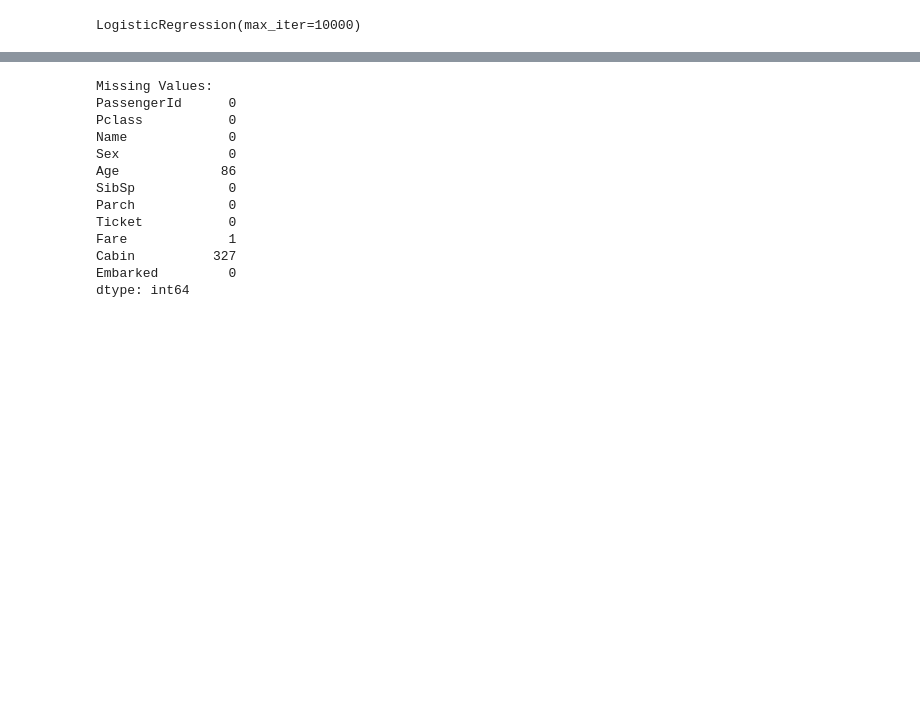
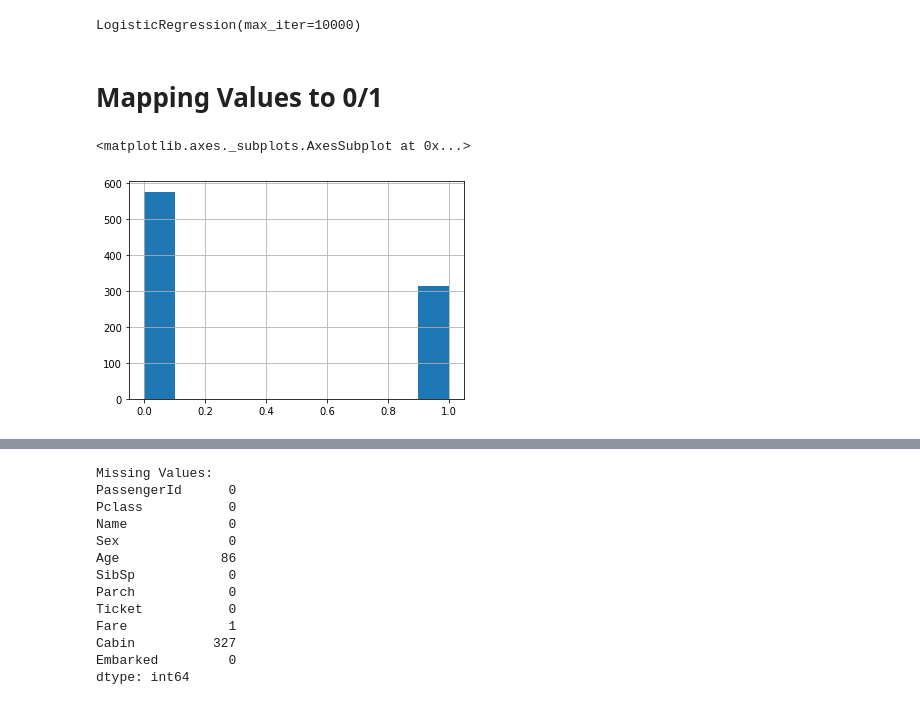
Before and after one commit to everestso/Fall21Spring22, a Jupyter notebook: c165f21Titanic.ipynb, the cells around one changed output, grey strips where cells are left out. Drawn from its saved outputs; the diff is of its cells as text; code cells hidden in the pictures; blank space fills up the shorter version.

```diff
--- a/c165f21Titanic.ipynb
+++ b/c165f21Titanic.ipynb
@@ -98,3 +98,12 @@ clf1 = LogisticRegression(solver='lbfgs',
 clf1.fit(training, train_df['Survived'] )
 # %% [output]
 LogisticRegression(max_iter=10000)
+# %% [markdown]
+# Mapping Values to 0/1
+# %%
+testing = train_data.copy()
+testing['Sex'] = testing['Sex'].apply({'male':0, 'female':1}.get)
+testing['Sex'].hist()
+# %% [output]
+<matplotlib.axes._subplots.AxesSubplot at 0x...>
+[figure, added]
```
Also changed, not shown: parts of 4 cells of this notebook.
